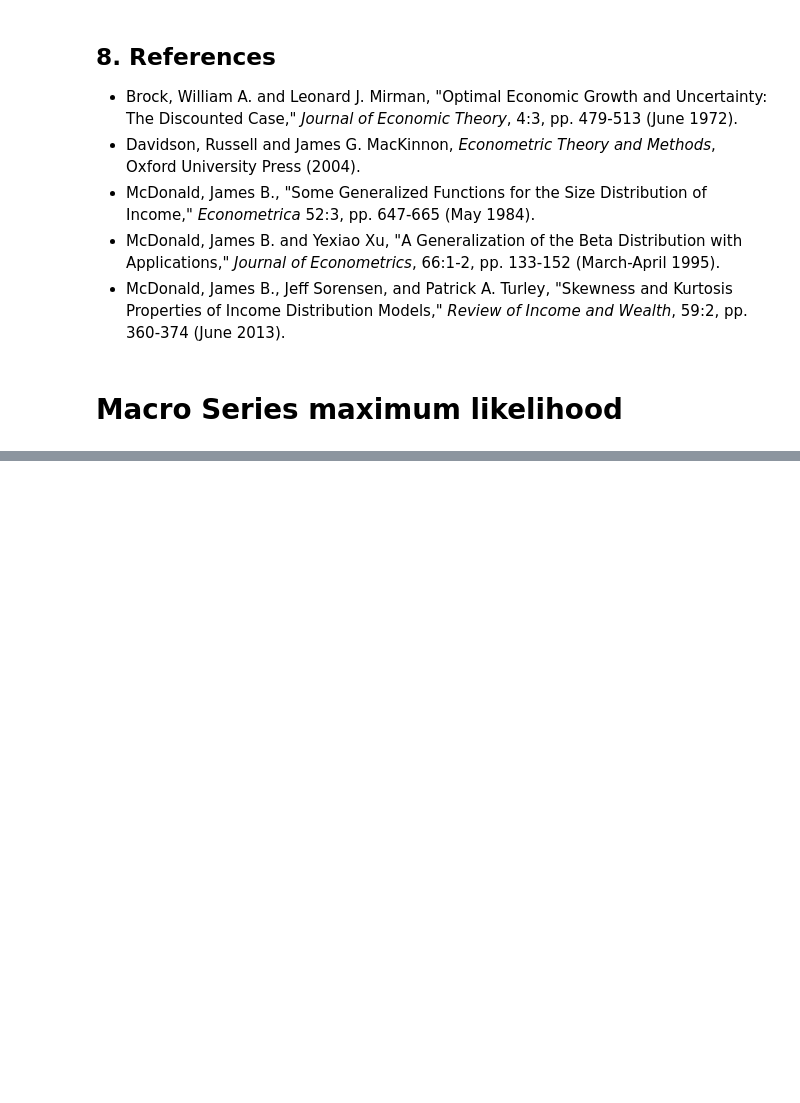
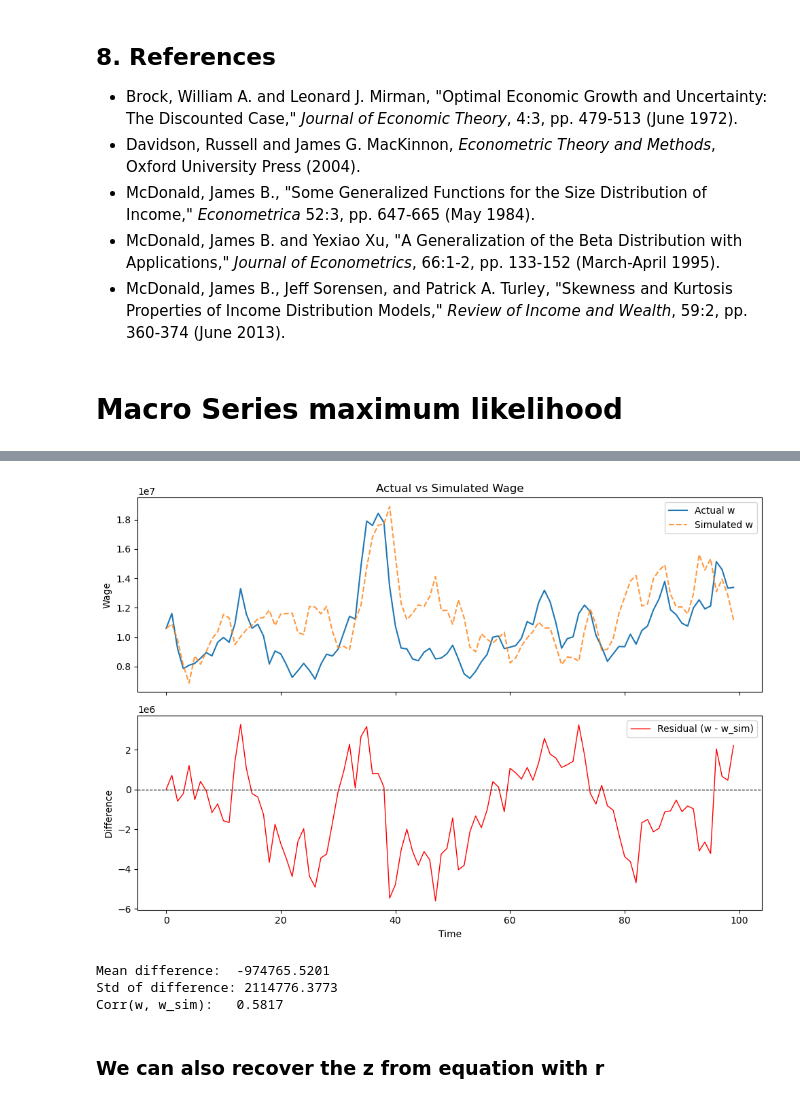
Before and after one commit to antoineding/StructEst_W20, a Jupyter notebook: Notebooks/MLE/MLest.ipynb, the cells around one changed output, grey strips where cells are left out. Saved outputs shown, nothing was run; the diff lists cells and outputs as text; code cells hidden in the pictures; blank space fills up the shorter version.

```diff
--- a/Notebooks/MLE/MLest.ipynb
+++ b/Notebooks/MLE/MLest.ipynb
@@ -1691,0 +1036,34 @@ plt.plot(back_out_z(0.42, w,k))
+# %%
+# Create w path
+w_sim = (1-α)*np.exp(z_sim)*k**α
+
+fig, axes = plt.subplots(2, 1, figsize=(10, 7), sharex=True)
+
+# Top panel — wage series
+axes[0].plot(w,     label='Actual w',    lw=1.5)
+axes[0].plot(w_sim, label='Simulated w', lw=1.5, linestyle='--', alpha=0.8)
+axes[0].set_ylabel("Wage")
+axes[0].legend()
+axes[0].set_title("Actual vs Simulated Wage")
+
+# Bottom panel — difference
+axes[1].plot(w - w_sim, color='red', lw=1.0, label='Residual (w - w_sim)')
+axes[1].axhline(0, color='black', lw=0.8, linestyle='--')
+axes[1].set_ylabel("Difference")
+axes[1].set_xlabel("Time")
+axes[1].legend()
+
+plt.tight_layout()
+plt.show()
+
+# Summary stats of the gap
+print(f"Mean difference:  {(w - w_sim).mean():.4f}")
+print(f"Std of difference: {(w - w_sim).std():.4f}")
+print(f"Corr(w, w_sim):   {np.corrcoef(w, w_sim)[0,1]:.4f}")
+# %% [output]
+[figure, added]
+Mean difference:  -974765.5201
+Std of difference: 2114776.3773
+Corr(w, w_sim):   0.5817
+# %% [markdown]
+### We can also recover the z from equation with r
```
Also changed, not shown: parts of 53 cells of this notebook, 1 other file.
